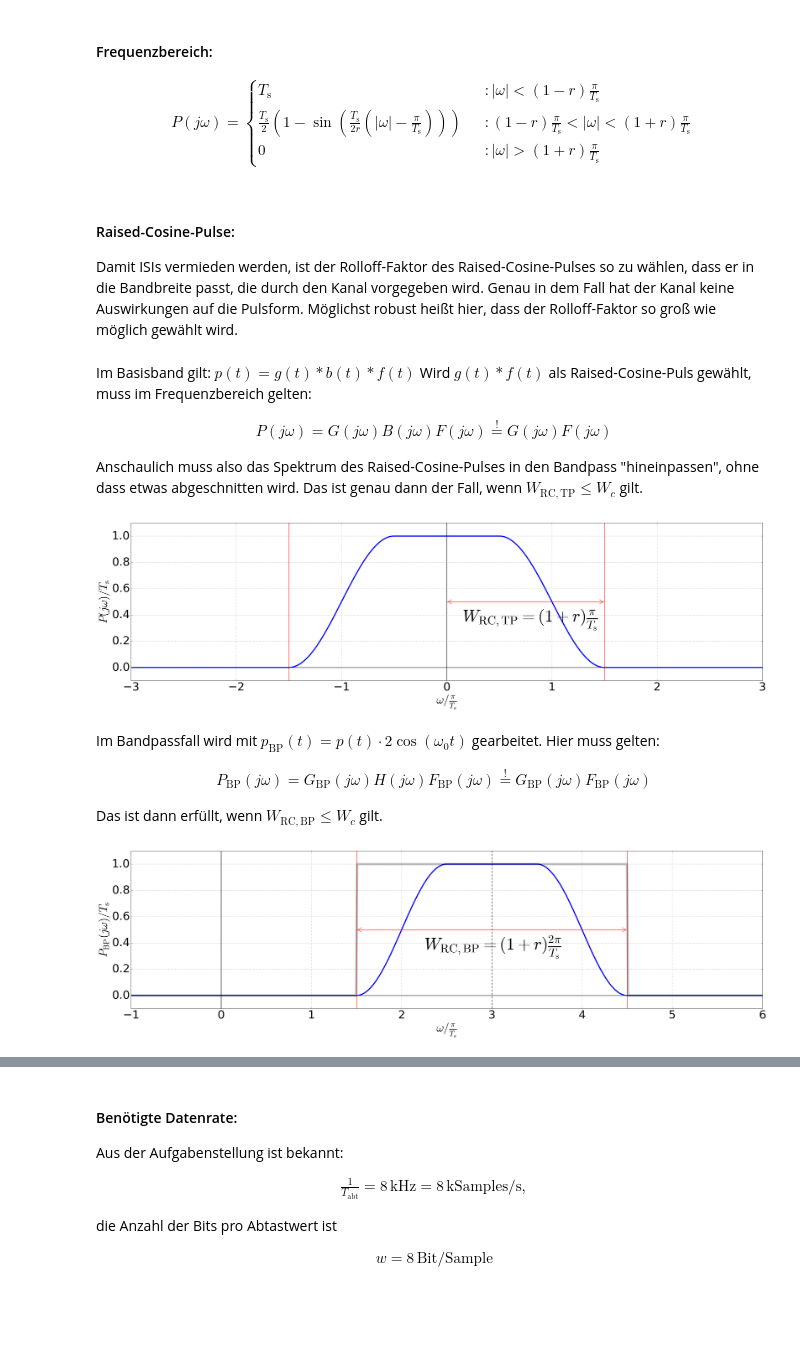
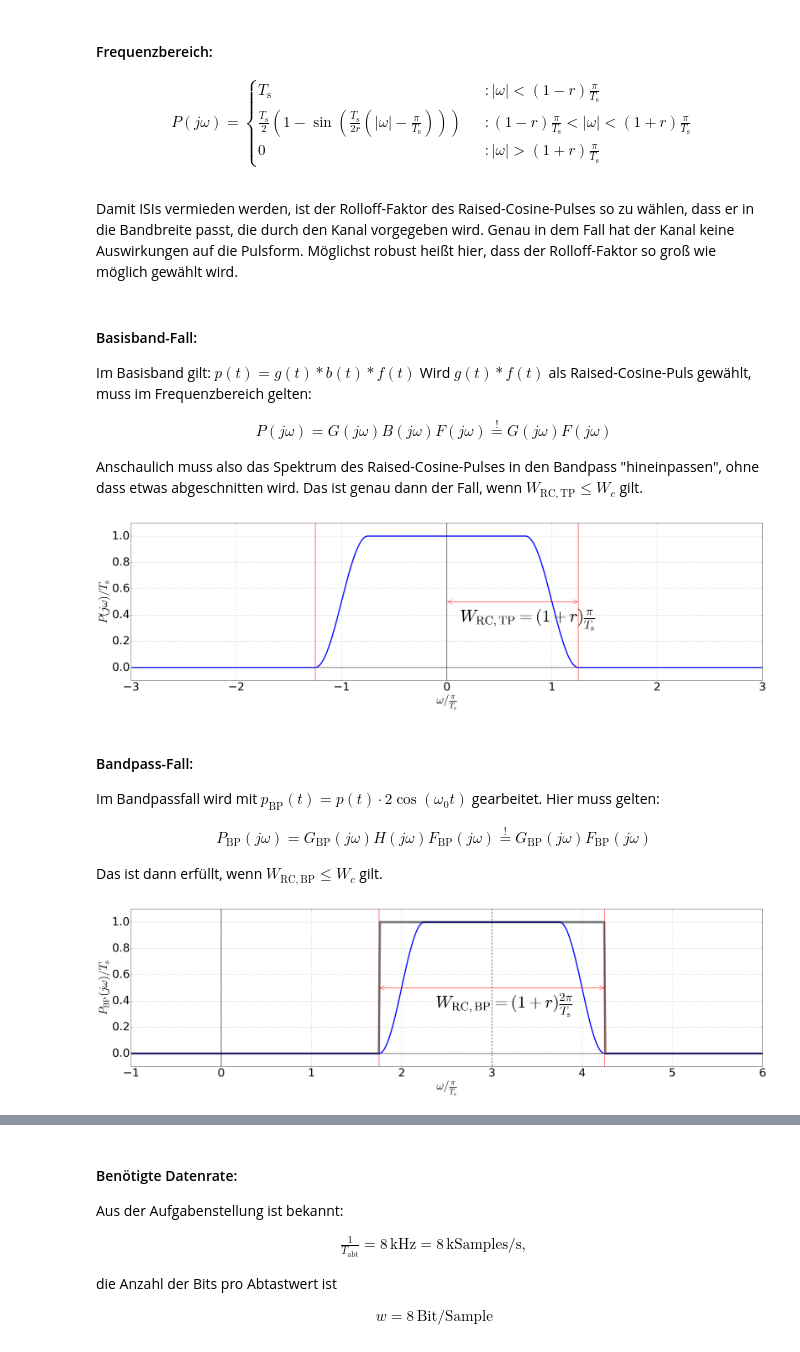
Before and after one commit to fgnt/nachrichtentechnik, a Jupyter notebook: notebooks/Uebungen/A15_Pulsamplitudenmodulation_I.ipynb, the cells around one changed output, grey strips where cells are left out. Saved outputs shown, nothing was run; the diff lists cells and outputs as text; code cells hidden in the pictures; blank space fills up the shorter version.

Commit message:
A15: Animated RC plots, symbol mod explanation, some corrections

```diff
--- a/notebooks/Uebungen/A15_Pulsamplitudenmodulation_I.ipynb
+++ b/notebooks/Uebungen/A15_Pulsamplitudenmodulation_I.ipynb
@@ -40,7 +41,7 @@ omega = np.linspace(-6*pi/T_s, 6*pi/T_s, 1000)
 omega_0 = 3*np.pi/T_s
 om_0 = omega_0*T_s/np.pi
 
-W_c = 3*np.pi/T_s
+W_c = 1.25*2*np.pi/T_s
 # %% [markdown]
 ## Vorbemerkungen
 Für eine Bandpassübertragung sind die Signale zwischen Sender- und Empfänger ebenfalls im Bandpassbereich zu sehen.
@@ -105,14 +107,15 @@ def raised_cosine_spectrum(omega, T_s, r):
     def rc_edge(omega, T_s, r):
         return 1/2*(1-np.sin(T_s/(2*r)*(np.abs(omega) - np.pi/T_s)))
 
-    return T_s*(rect(omega, (1-r)*2*np.pi/T_s) +
+    return T_s*(rect(omega, (1-r)*2*np.pi/T_s) + (
         rc_edge(omega, T_s, r)*rect(omega - np.pi/T_s, 2*r*np.pi/T_s) +
-        rc_edge(omega, T_s, r)*rect(omega + np.pi/T_s, 2*r*np.pi/T_s))
+        rc_edge(omega, T_s, r)*rect(omega + np.pi/T_s, 2*r*np.pi/T_s)
+        if r>0 else omega*0 ))
 # %% [markdown]
-#### Raised-Cosine-Pulse:
 Damit ISIs vermieden werden, ist der Rolloff-Faktor des Raised-Cosine-Pulses so zu wählen, dass er in die Bandbreite passt, die durch den Kanal vorgegeben wird. Genau in dem Fall hat der Kanal keine Auswirkungen auf die Pulsform.
 Möglichst robust heißt hier, dass der Rolloff-Faktor so groß wie möglich gewählt wird.
 # %% [markdown]
+#### Basisband-Fall:
 Im Basisband gilt: $p(t) = g(t) \ast b(t) \ast f(t)$
 Wird $g(t) \ast f(t)$ als Raised-Cosine-Puls gewählt, muss im Frequenzbereich gelten:
 
@@ -123,20 +126,24 @@ Wird $g(t) \ast f(t)$ als Raised-Cosine-Puls gewählt, muss im Frequenzbereich g
 Anschaulich muss also das Spektrum des Raised-Cosine-Pulses in den Bandpass "hineinpassen", ohne dass etwas abgeschnitten wird.
 Das ist genau dann der Fall, wenn $W_{\mathrm{RC,TP}} \leq W_{c}$ gilt.
 # %%
-P_w = raised_cosine_spectrum(omega, T_s, r)
-plot_spectrum(omega, P_w/T_s, T_s=T_s,
-              y_label=r'$P(j\omega)/T_\mathrm{s}$',
-             x_lim=(-3, 3))
+@interact(rolloff=FloatSlider(min=0, max=1, step=0.05, value=0.25))
+def plot_raised_cosine(rolloff):
+    r = rolloff
+    P_w = raised_cosine_spectrum(omega, T_s, r)
+    plot_spectrum(omega, P_w/T_s, T_s=T_s,
+                  y_label=r'$P(j\omega)/T_\mathrm{s}$',
+                 x_lim=(-3, 3))
 
-# Annotationen
-plt.vlines([-(1+r), (1+r)], -1, [2, 2], 'r', alpha=0.75);
-plt.annotate('', (0, 0.5), ((1+r), 0.5),
-             arrowprops={'arrowstyle':'<->','color':'r'});
-plt.text((r+1)/10, 0.35, r'$W_\mathrm{RC,TP}=(1+r)\frac{\pi}{T_\mathrm{s}}$',
-         fontsize=60);
+    # Annotationen
+    plt.vlines([-(1+r), (1+r)], -1, [2, 2], 'r', alpha=0.75);
+    plt.annotate('', (0, 0.5), ((1+r), 0.5),
+                 arrowprops={'arrowstyle':'<->','color':'r'});
+    plt.text((r+1)/10, 0.35, r'$W_\mathrm{RC,TP}=(1+r)\frac{\pi}{T_\mathrm{s}}$',
+             fontsize=60);
 # %% [output]
-[figure, old version]
+[figure, new version]
 # %% [markdown]
+#### Bandpass-Fall:
 Im Bandpassfall wird mit $p_\mathrm{BP}(t) = p(t)\cdot2 \cos(\omega_0 t)$ gearbeitet. Hier muss gelten:
 
 \begin{align}
@@ -145,22 +152,25 @@ Im Bandpassfall wird mit $p_\mathrm{BP}(t) = p(t)\cdot2 \cos(\omega_0 t)$ gearbe
 
 Das ist dann erfüllt, wenn $W_{\mathrm{RC,BP}} \leq W_{c}$ gilt.
 # %%
-P_w_BP = (raised_cosine_spectrum(omega - omega_0, T_s, r) +
-          raised_cosine_spectrum(omega + omega_0, T_s, r) )
-plot_spectrum(omega, P_w_BP/T_s, T_s=T_s,
-              y_label=r'$P_\mathrm{BP}(j\omega)/T_\mathrm{s}$',
-             x_lim=(-1, 6))
+@interact(rolloff=FloatSlider(min=0, max=1, step=0.05, value=0.25))
+def plot_raised_cosine_bandpass(rolloff):
+    r = rolloff
+    P_w_BP = (raised_cosine_spectrum(omega - omega_0, T_s, r) +
+              raised_cosine_spectrum(omega + omega_0, T_s, r) )
+    plot_spectrum(omega, P_w_BP/T_s, T_s=T_s,
+                  y_label=r'$P_\mathrm{BP}(j\omega)/T_\mathrm{s}$',
+                 x_lim=(-1, 6))
 
-# Annotationen
-plt.plot(omega*T_s/np.pi, H_BP, 'k', lw=8, alpha=0.25)
+    # Annotationen
+    plt.plot(omega*T_s/np.pi, H_BP, 'k', lw=8, alpha=0.5)
 
-plt.vlines([3], -1, [2], 'k', alpha=0.75,
-           linestyle='dashed')
-plt.vlines([om_0-(1+r), om_0+(1+r)], -1, [2, 2], 'r', alpha=0.75);
-plt.annotate('', (om_0-(1+r), 0.5), (om_0+(1+r), 0.5),
-             arrowprops={'arrowstyle':'<->','color':'r'});
-plt.text(om_0-(1+r)/2, 0.35, r'$W_\mathrm{RC,BP}=(1+r)\frac{2 \pi}{T_\mathrm{s}}$',
-         fontsize=60);
+    plt.vlines([3], -1, [2], 'k', alpha=0.75,
+               linestyle='dashed')
+    plt.vlines([om_0-(1+r), om_0+(1+r)], -1, [2, 2], 'r', alpha=0.75);
+    plt.annotate('', (om_0-(1+r), 0.5), (om_0+(1+r), 0.5),
+                 arrowprops={'arrowstyle':'<->','color':'r'});
+    plt.text(om_0-(1+r)/2, 0.35, r'$W_\mathrm{RC,BP}=(1+r)\frac{2 \pi}{T_\mathrm{s}}$',
+             fontsize=60);
 # %% [output]
-[figure, old version]
+[figure, new version]
 # %% [markdown]
```
Also changed, not shown: parts of 8 cells of this notebook, 2 other files.
